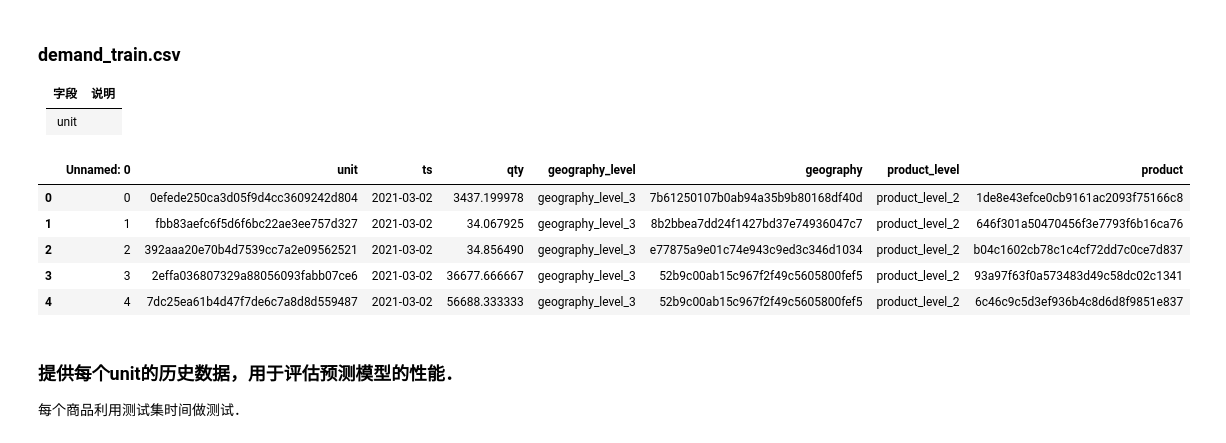
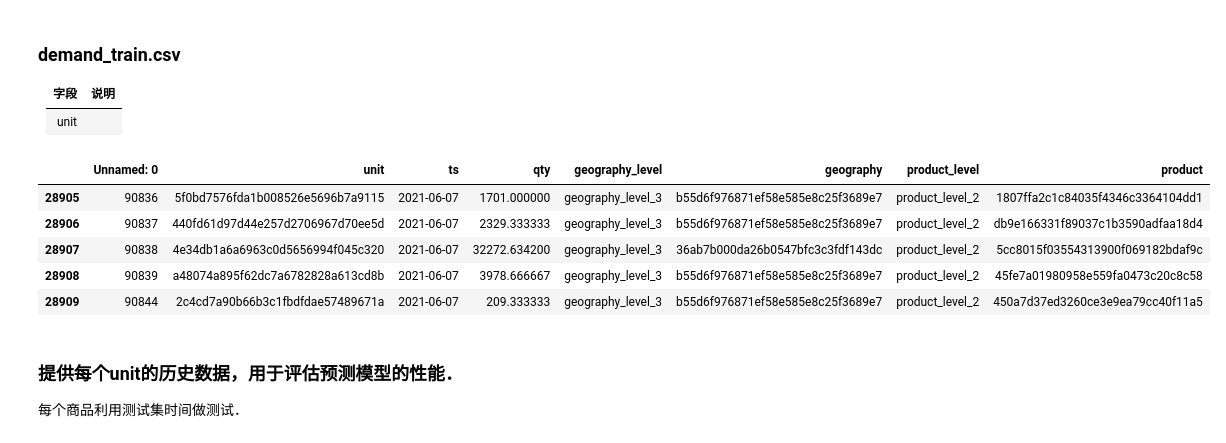
Before and after one commit to mb-Ma/Demand-Forecasting, a Jupyter notebook: code/baseline.ipynb, the cells around one changed output. Drawn from its saved outputs; the diff is of its cells as text; code cells hidden in the pictures.

```diff
--- a/code/baseline.ipynb
+++ b/code/baseline.ipynb
@@ -11,9 +11,9 @@ import pandas as pd
 import numpy as np
 from statsmodels.tsa.arima.model import ARIMA
 # %%
-using_hist = pd.read_csv("../data/Dataset/demand_train_A.csv")  # 历史需求
-using_future = pd.read_csv("../data/Dataset/demand_test_A.csv")  # 未来信息
-inventory = pd.read_csv("../data/Dataset/inventory_info_A.csv")
+using_hist = pd.read_csv("../data/Round_B/demand_train_B.csv")  # 历史需求
+using_future = pd.read_csv("../data/Round_B/demand_test_B.csv")  # 未来信息
+inventory = pd.read_csv("../data/Round_B/inventory_info_B.csv")
 last_dt = pd.to_datetime("20210301")
 start_dt = pd.to_datetime("20210302")
 end_dt = pd.to_datetime("20210607")
@@ -26,14 +26,14 @@ date_list = pd.date_range(start=start_dt, end=end_dt)
 unit_list = using_future["unit"].unique()
 res = pd.DataFrame(columns=["unit", "ts", "qty"])
 # %%
-using_future.head()
+using_future.tail()
 # %% [output]
 |  | Unnamed: 0 | unit | ts | qty | geography_level | geography | product_level | product |
-| 0 | 0 | 0efede250ca3d05f9d4cc3609242d804 | 2021-03-02 | 3437.199978 | geography_level_3 | 7b61250107b0ab94a35b9b80168df40d | product_level_2 | 1de8e43efce0cb9161ac2093f75166c8 |
-| 1 | 1 | fbb83aefc6f5d6f6bc22ae3ee757d327 | 2021-03-02 | 34.067925 | geography_level_3 | 8b2bbea7dd24f1427bd37e74936047c7 | product_level_2 | 646f301a50470456f3e7793f6b16ca76 |
-| 2 | 2 | 392aaa20e70b4d7539cc7a2e09562521 | 2021-03-02 | 34.856490 | geography_level_3 | e77875a9e01c74e943c9ed3c346d1034 | product_level_2 | b04c1602cb78c1c4cf72dd7c0ce7d837 |
-| 3 | 3 | 2effa036807329a88056093fabb07ce6 | 2021-03-02 | 36677.666667 | geography_level_3 | 52b9c00ab15c967f2f49c5605800fef5 | product_level_2 | 93a97f63f0a573483d49c58dc02c1341 |
-| 4 | 4 | 7dc25ea61b4d47f7de6c7a8d8d559487 | 2021-03-02 | 56688.333333 | geography_level_3 | 52b9c00ab15c967f2f49c5605800fef5 | product_level_2 | 6c46c9c5d3ef936b4c8d6d8f9851e837 |
+| 28905 | 90836 | 5f0bd7576fda1b008526e5696b7a9115 | 2021-06-07 | 1701.000000 | geography_level_3 | b55d6f976871ef58e585e8c25f3689e7 | product_level_2 | 1807ffa2c1c84035f4346c3364104dd1 |
+| 28906 | 90837 | 440fd61d97d44e257d2706967d70ee5d | 2021-06-07 | 2329.333333 | geography_level_3 | b55d6f976871ef58e585e8c25f3689e7 | product_level_2 | db9e166331f89037c1b3590adfaa18d4 |
+| 28907 | 90838 | 4e34db1a6a6963c0d5656994f045c320 | 2021-06-07 | 32272.634200 | geography_level_3 | 36ab7b000da26b0547bfc3c3fdf143dc | product_level_2 | 5cc8015f03554313900f069182bdaf9c |
+| 28908 | 90839 | a48074a895f62dc7a6782828a613cd8b | 2021-06-07 | 3978.666667 | geography_level_3 | b55d6f976871ef58e585e8c25f3689e7 | product_level_2 | 45fe7a01980958e559fa0473c20c8c58 |
+| 28909 | 90844 | 2c4cd7a90b66b3c1fbdfdae57489671a | 2021-06-07 | 209.333333 | geography_level_3 | b55d6f976871ef58e585e8c25f3689e7 | product_level_2 | 450a7d37ed3260ce3e9ea79cc40f11a5 |
 # %% [markdown]
 ### 提供每个unit的历史数据，用于评估预测模型的性能．
 
```
Also changed, not shown: parts of 13 cells of this notebook, 9 other files.
